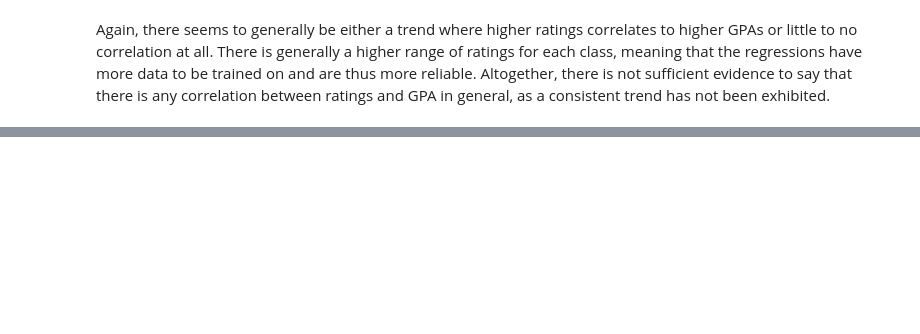
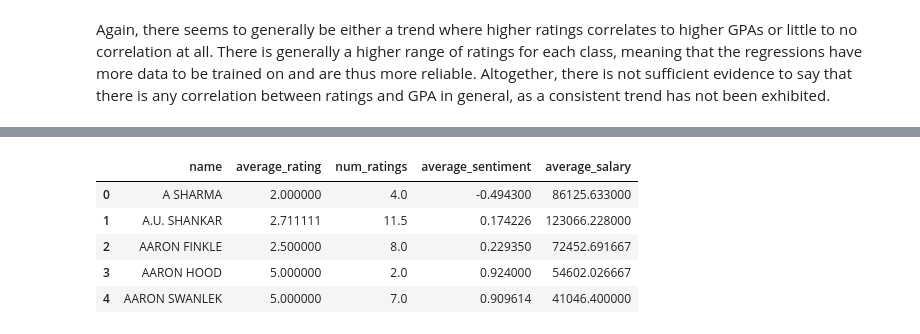
Before and after one commit to aaronl1661/teacherSalaryAnalysis, a Jupyter notebook: index.ipynb, the cells around one changed output, grey strips where cells are left out. Saved outputs shown, nothing was run; the diff lists cells and outputs as text; code cells hidden in the pictures; blank space fills up the shorter version.

```diff
--- a/index.ipynb
+++ b/index.ipynb
@@ -1312,0 +1386,15 @@ Again, there seems to generally be either a trend where higher ratings correlate
+# %%
+# gets the average sentiment of a professor across all of their classes
+
+def combine(group):
+     return pd.Series({
+        'average_rating': sum(group['average_rating'].tolist())/len(group['average_rating'].tolist()),
+        'num_ratings': sum(group['num_ratings'].tolist())/len(group['num_ratings'].tolist()),
+        'average_sentiment': sum(group['average_sentiment'].tolist())/len(group['average_sentiment'].tolist())
+    })
+
+average_prof_df = average_sentiment_df.groupby(['name']).apply(combine).reset_index()
+
+average_prof_df["name"] = average_prof_df["name"].apply(lambda x: x.split()[0].upper()) + " " +average_prof_df["name"].apply(lambda x: x.split()[-1].upper())
+
+average_prof_df.head()
@@ -1312,0 +1431,16 @@ Again, there seems to generally be either a trend where higher ratings correlate
+# %%
+sal_sent_df = pd.merge(
+    average_prof_df,
+    combined_data_df,
+    how = "inner",
+    on = ["name"]
+)
+
+sal_sent_df.head()
+# %% [output]
+|  | name | average_rating | num_ratings | average_sentiment | average_salary |
+| 0 | A SHARMA | 2.000000 | 4.0 | -0.494300 | 86125.633000 |
+| 1 | A.U. SHANKAR | 2.711111 | 11.5 | 0.174226 | 123066.228000 |
+| 2 | AARON FINKLE | 2.500000 | 8.0 | 0.229350 | 72452.691667 |
+| 3 | AARON HOOD | 5.000000 | 2.0 | 0.924000 | 54602.026667 |
+| 4 | AARON SWANLEK | 5.000000 | 7.0 | 0.909614 | 41046.400000 |
```
Also changed, not shown: parts of 16 cells of this notebook.
